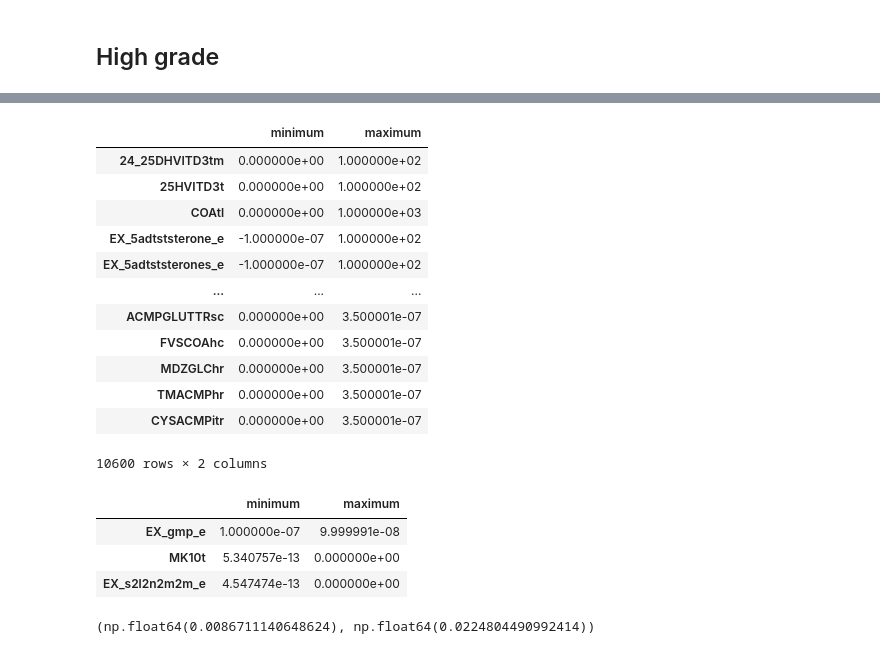
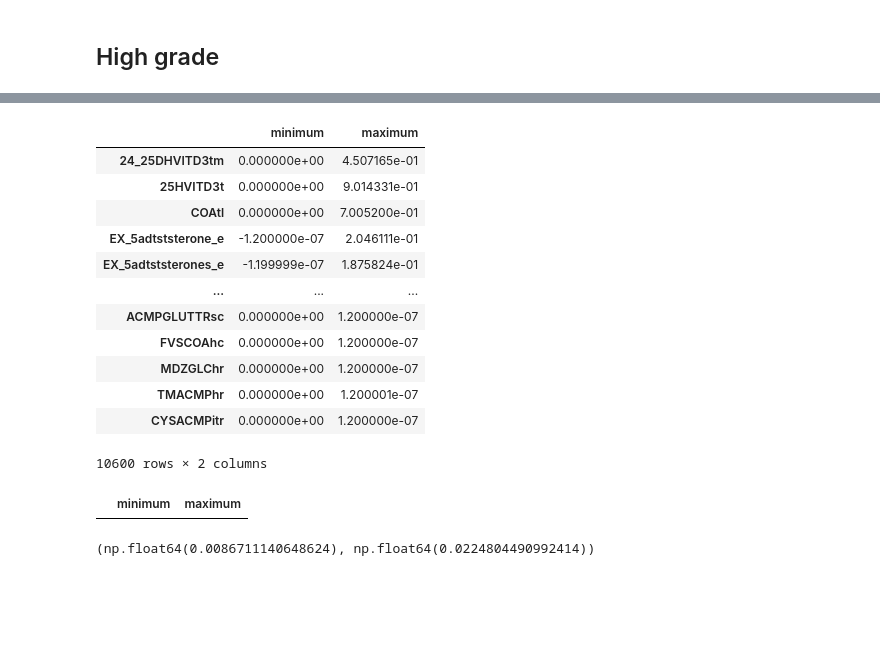
Before and after one commit to MishkaNastia/Ovarian-Cancer, a Jupyter notebook: main.ipynb, the cells around one changed output, grey strips where cells are left out. Saved outputs shown, nothing was run; the diff lists cells and outputs as text; code cells hidden in the pictures; blank space fills up the shorter version.

```diff
--- a/main.ipynb
+++ b/main.ipynb
@@ -1209,24 +1436,21 @@ model
 # %%
-df_fva_HG_min_sum = pd.read_csv('./data/fva_exoflux_HG_min_sum.csv', index_col=0)
-df_fva_HG_min_sum
+df_fva_HG_pFBA = pd.read_csv('./data/fva_HG_pFBA.csv', index_col=0)
+df_fva_HG_pFBA
 # %% [output]
 |  | minimum | maximum |
-| 24_25DHVITD3tm | 0.000000e+00 | 1.000000e+02 |
-| 25HVITD3t | 0.000000e+00 | 1.000000e+02 |
-| COAtl | 0.000000e+00 | 1.000000e+03 |
-| EX_5adtststerone_e | -1.000000e-07 | 1.000000e+02 |
-| EX_5adtststerones_e | -1.000000e-07 | 1.000000e+02 |
+| 24_25DHVITD3tm | 0.000000e+00 | 4.507165e-01 |
+| 25HVITD3t | 0.000000e+00 | 9.014331e-01 |
+| COAtl | 0.000000e+00 | 7.005200e-01 |
+| EX_5adtststerone_e | -1.200000e-07 | 2.046111e-01 |
+| EX_5adtststerones_e | -1.199999e-07 | 1.875824e-01 |
 | ... | ... | ... |
-| ACMPGLUTTRsc | 0.000000e+00 | 3.500001e-07 |
-| FVSCOAhc | 0.000000e+00 | 3.500001e-07 |
-| MDZGLChr | 0.000000e+00 | 3.500001e-07 |
-| TMACMPhr | 0.000000e+00 | 3.500001e-07 |
-| CYSACMPitr | 0.000000e+00 | 3.500001e-07 |
+| ACMPGLUTTRsc | 0.000000e+00 | 1.200000e-07 |
+| FVSCOAhc | 0.000000e+00 | 1.200000e-07 |
+| MDZGLChr | 0.000000e+00 | 1.200000e-07 |
+| TMACMPhr | 0.000000e+00 | 1.200001e-07 |
+| CYSACMPitr | 0.000000e+00 | 1.200000e-07 |
 10600 rows × 2 columns
 # %%
-df_fva_HG_min_sum.loc[df_fva_HG_min_sum['minimum'] > df_fva_HG_min_sum['maximum']]
+df_fva_HG_pFBA.loc[df_fva_HG_pFBA['minimum'] > df_fva_HG_pFBA['maximum']]
 # %% [output]
 |  | minimum | maximum |
-| EX_gmp_e | 1.000000e-07 | 9.999991e-08 |
-| MK10t | 5.340757e-13 | 0.000000e+00 |
-| EX_s2l2n2m2m_e | 4.547474e-13 | 0.000000e+00 |
```
Also changed, not shown: parts of 41 cells of this notebook.
